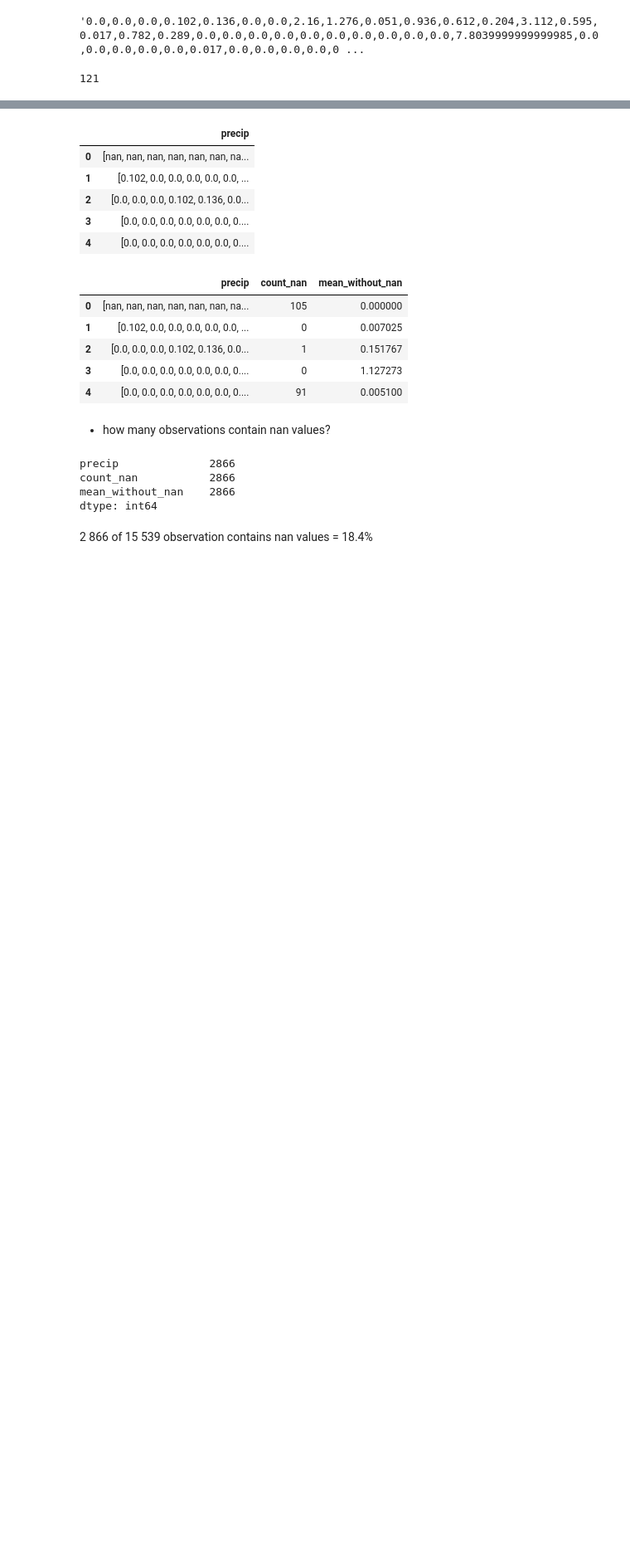
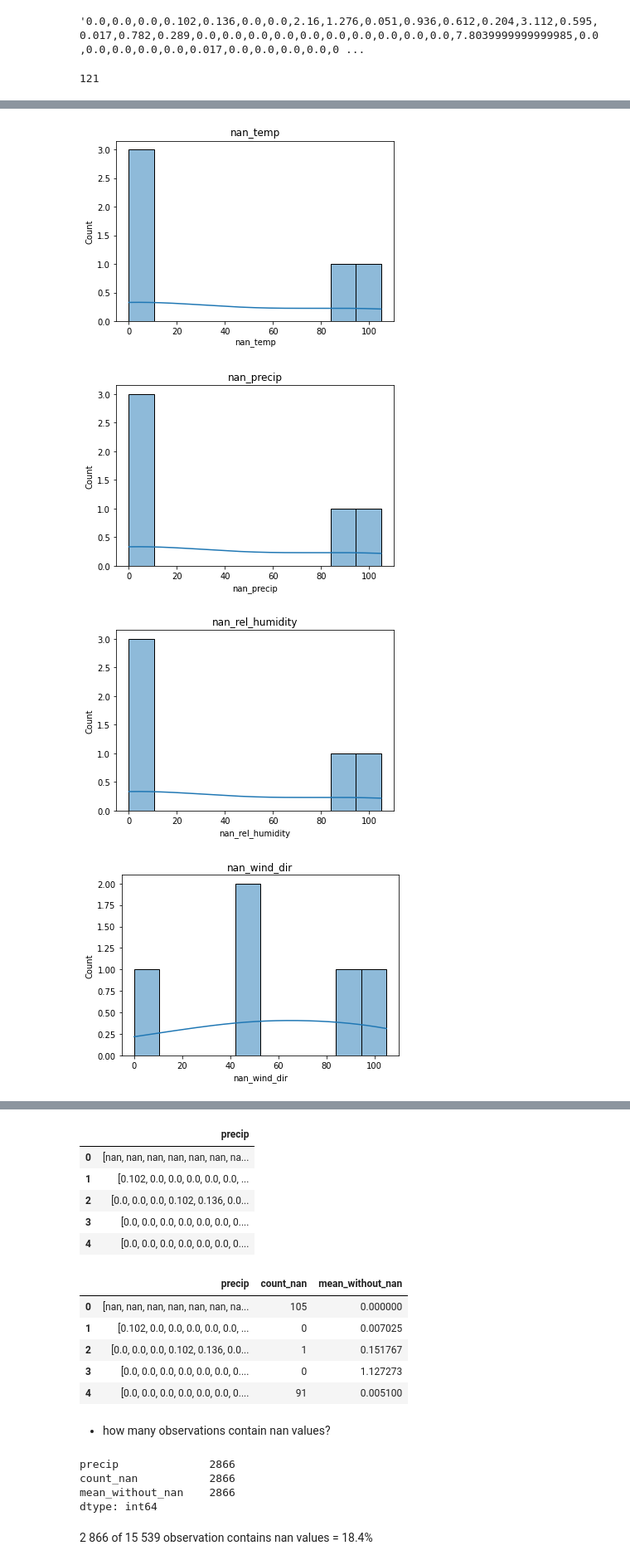
Before and after one commit to sm4rtm4art/airquality, a Jupyter notebook: alternative_EDA.ipynb, the cells around one changed output, grey strips where cells are left out. Shown at 83% size. Drawn from its saved outputs; the diff is of its cells as text; code cells hidden in the pictures; blank space fills up the shorter version.

```diff
--- a/alternative_EDA.ipynb
+++ b/alternative_EDA.ipynb
@@ -48,0 +83,15 @@ len(train.precip[2])
+# %%
+#
+data_nan = train.drop(list_columns, axis=1).head()
+# %%
+counter = 0
+for i, col in enumerate(data_nan.columns):
+    plt.figure(i)
+    sns.histplot(data_nan[col], bins=10, kde=True) #, ax=[int(counter/3)][counter%3])
+    plt.title(col)
+    counter += 1
+# %% [output]
+[figure, added]
+[figure, added]
+[figure, added]
+[figure, added]
```
Also changed, not shown: parts of 27 cells of this notebook.
